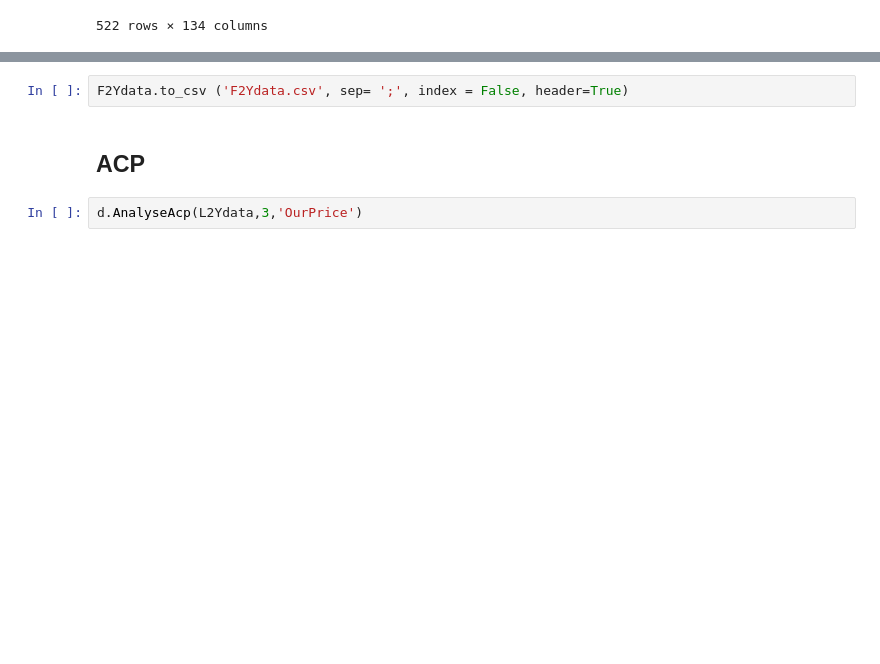
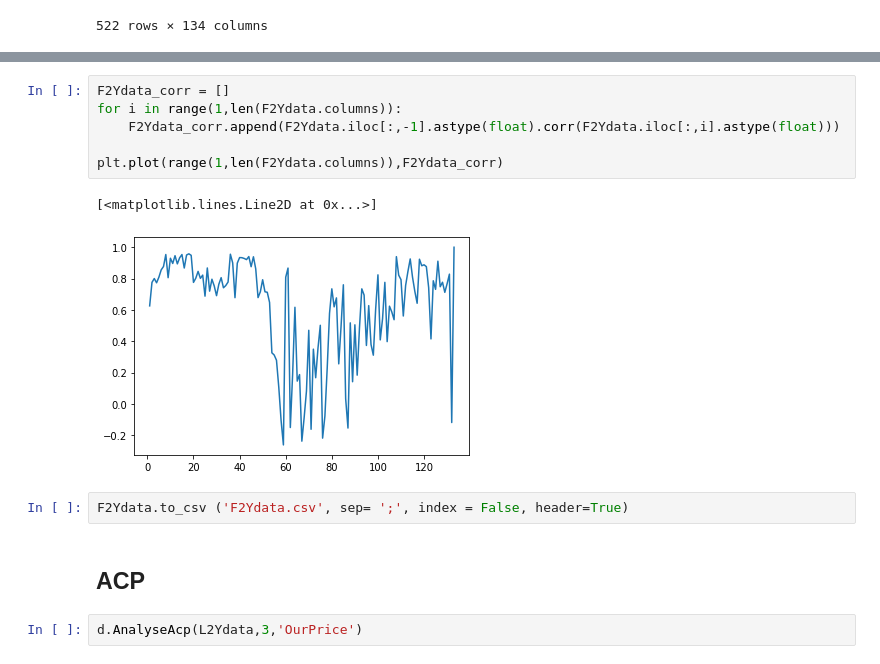
Before and after one commit to younesgueddari/Test-des-m-thodes-des-analyses-factorielles, a Jupyter notebook: AF_Python.ipynb, the cells around one changed output, grey strips where cells are left out. Cells and saved outputs as stored; diff of their text form; blank space fills up the shorter version.

```diff
--- a/AF_Python.ipynb
+++ b/AF_Python.ipynb
@@ -443,3 +471,12 @@ F2Ydata
+# %%
+F2Ydata_corr = []
+for i in range(1,len(F2Ydata.columns)):
+    F2Ydata_corr.append(F2Ydata.iloc[:,-1].astype(float).corr(F2Ydata.iloc[:,i].astype(float)))
+
+plt.plot(range(1,len(F2Ydata.columns)),F2Ydata_corr)
+# %% [output]
+[<matplotlib.lines.Line2D at 0x...>]
+[figure, added]
 # %%
 F2Ydata.to_csv ('F2Ydata.csv', sep= ';', index = False, header=True)
 # %% [markdown]
```
Also changed, not shown: parts of 6 cells of this notebook.
